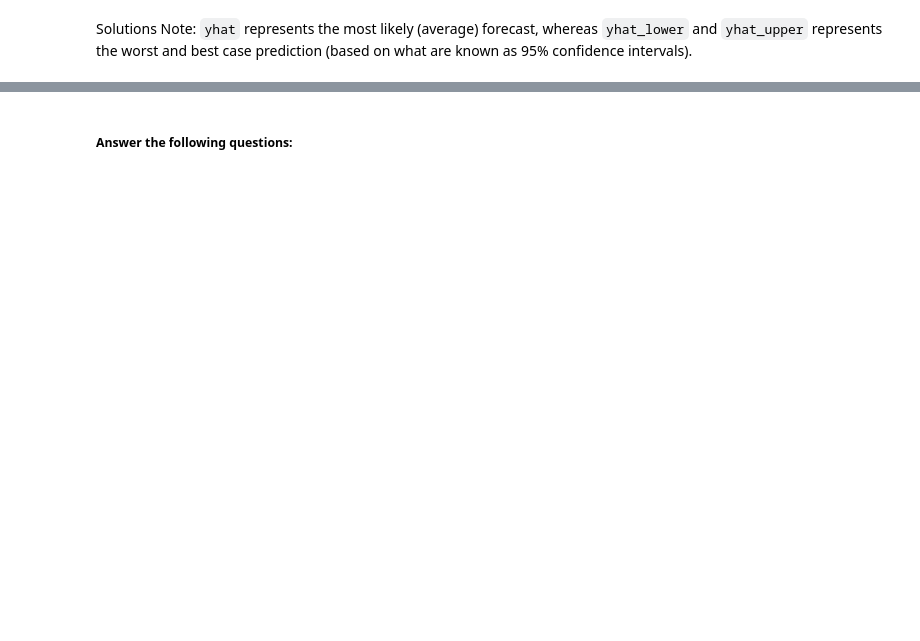
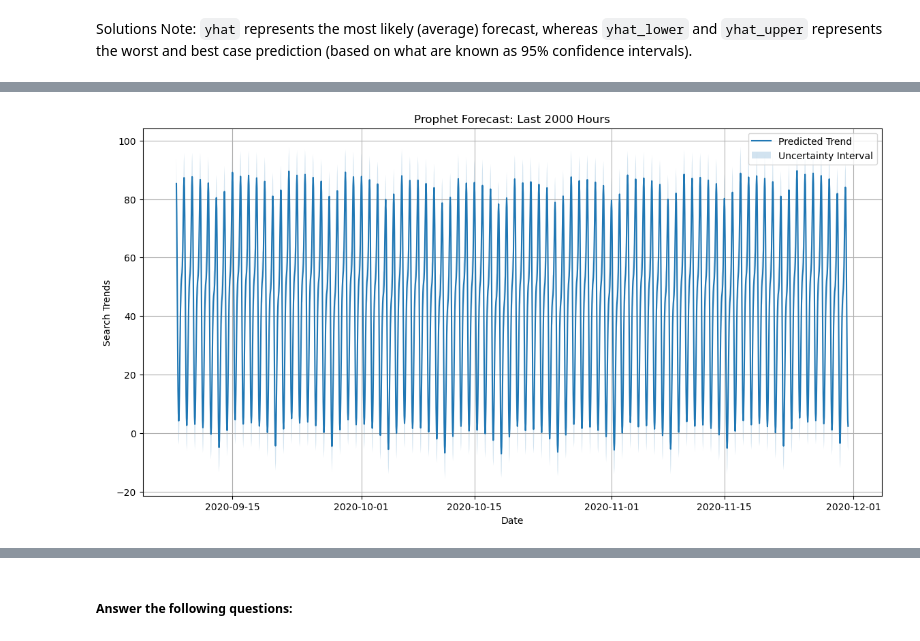
Before and after one commit to tsjohns9/prophet-challenge, a Jupyter notebook: forecasting_net_prophet.ipynb, the cells around one changed output, grey strips where cells are left out. Saved outputs shown, nothing was run; the diff lists cells and outputs as text; code cells hidden in the pictures; blank space fills up the shorter version.

```diff
--- a/forecasting_net_prophet.ipynb
+++ b/forecasting_net_prophet.ipynb
@@ -545,2 +540,23 @@ Solutions Note: `yhat` represents the most likely (average) forecast, whereas `y
+# %%
+# From the forecast_mercado_trends DataFrame, plot the data to visualize
+#  the yhat, yhat_lower, and yhat_upper columns over the last 2000 hours
+forecast_last_2000_hours = forecast_mercado_trends.tail(2000)
+plt.figure(figsize=(14, 7))
+plt.plot(forecast_last_2000_hours.index, forecast_last_2000_hours['yhat'], label='Predicted Trend')
+plt.fill_between(
+    forecast_last_2000_hours.index,
+    forecast_last_2000_hours['yhat_lower'],
+    forecast_last_2000_hours['yhat_upper'],
+    alpha=0.2, label='Uncertainty Interval',
+)
+
+plt.xlabel('Date')
+plt.ylabel('Search Trends')
+plt.title('Prophet Forecast: Last 2000 Hours')
+plt.legend()
+plt.grid(True)
+plt.show()
+# %% [output]
+[figure, added]
 # %%
 # Reset the index in the forecast_mercado_trends DataFrame
```
Also changed, not shown: parts of 12 cells of this notebook.
